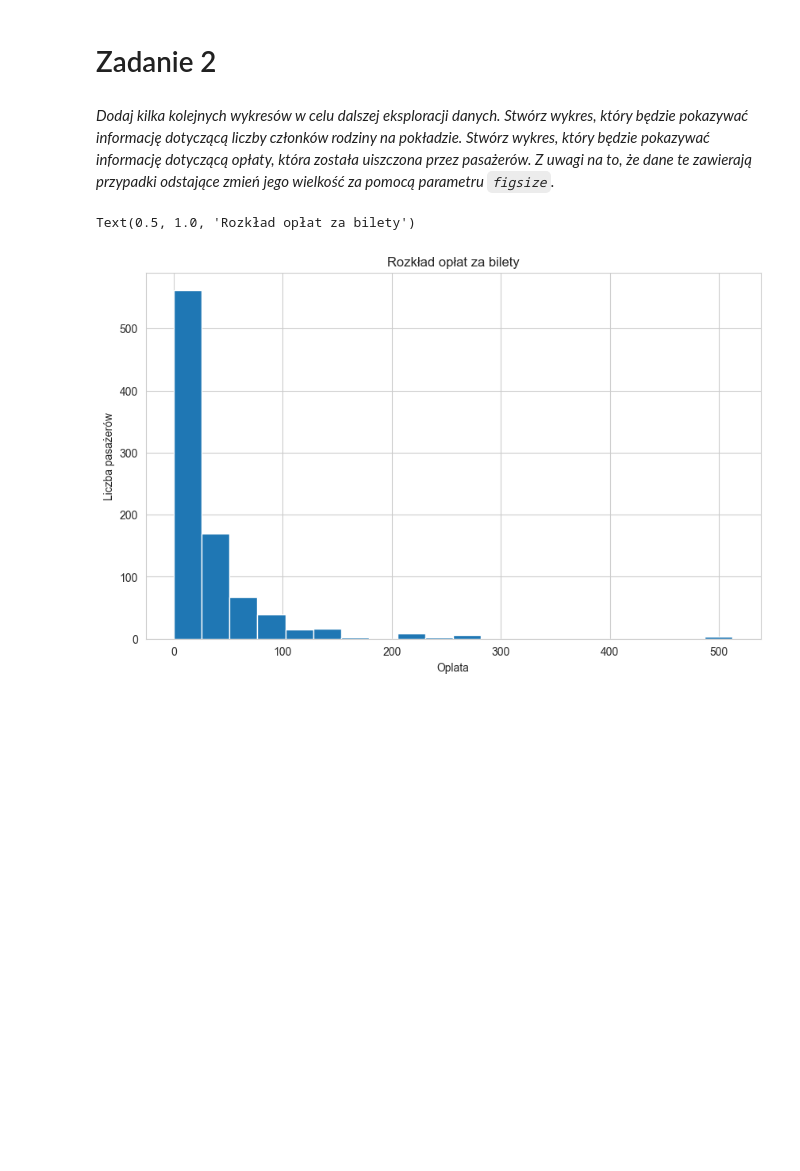
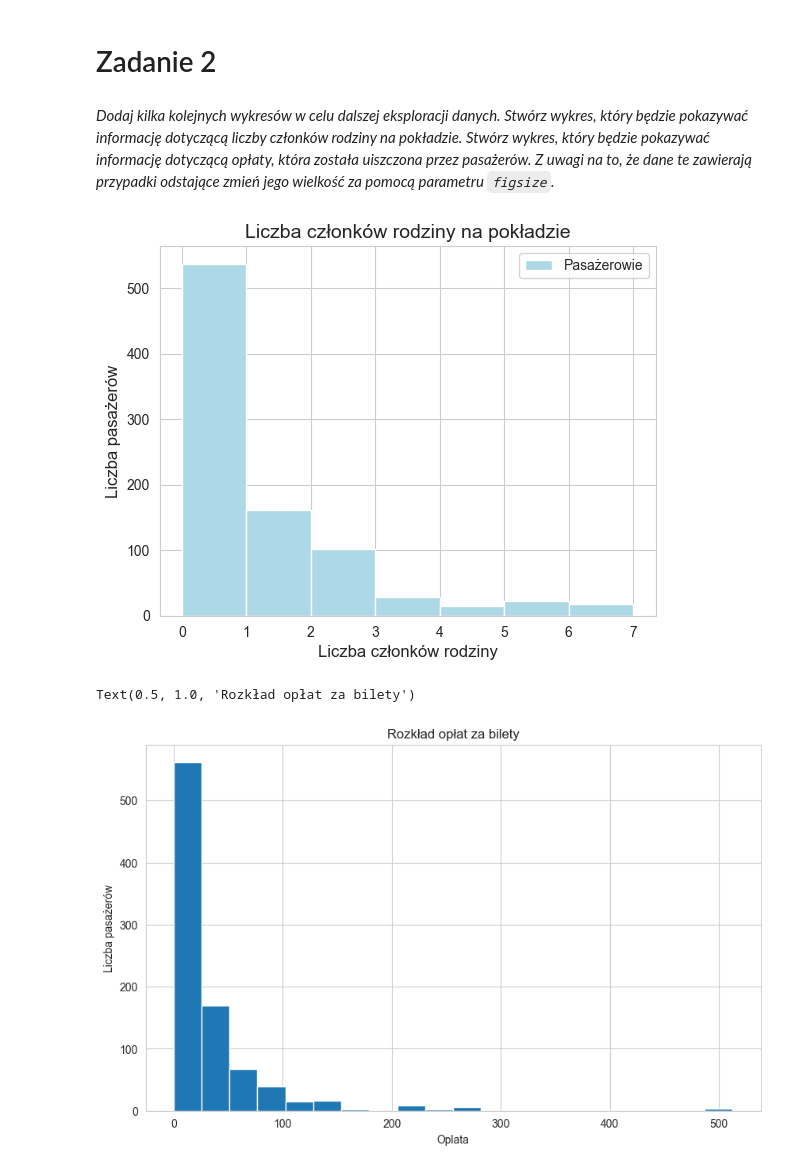
Before and after one commit to ClipLee/suml-lab-ClipLee, a Jupyter notebook: Regresja.ipynb, the cells around one changed output. Drawn from its saved outputs; the diff is of its cells as text; code cells hidden in the pictures; blank space fills up the shorter version.

```diff
--- a/Regresja.ipynb
+++ b/Regresja.ipynb
@@ -309,6 +309,22 @@ dtype: int64
 # Zadanie 2
 # %% [markdown]
 *Dodaj kilka kolejnych wykresów w celu dalszej eksploracji danych. Stwórz wykres, który będzie pokazywać informację dotyczącą liczby członków rodziny na pokładzie. Stwórz wykres, który będzie pokazywać informację dotyczącą opłaty, która została uiszczona przez pasażerów. Z uwagi na to, że dane te zawierają przypadki odstające zmień jego wielkość za pomocą parametru `figsize`.*
+# %%
+# Wyświetlenie liczby członków rodziny na pokładzie
+df["Liczba członków rodziny"] = df["SibSp"] + df["Parch"]
+# %%
+plt.hist(df["Liczba członków rodziny"],
+         bins=range(0, 8),
+         color="lightblue")
+plt.title("Liczba członków rodziny na pokładzie", fontsize=14)
+plt.xlabel("Liczba członków rodziny", fontsize=12)
+plt.ylabel("Liczba pasażerów", fontsize=12)
+plt.xticks(range(0, 8))
+plt.legend(["Pasażerowie"], loc="upper right")
+
+plt.show()
+# %% [output]
+[figure, added]
 # %%
 plt.figure(figsize=(10, 6))
 plt.hist(df['Fare'], bins=20)
```
Also changed, not shown: parts of 2 cells of this notebook.
